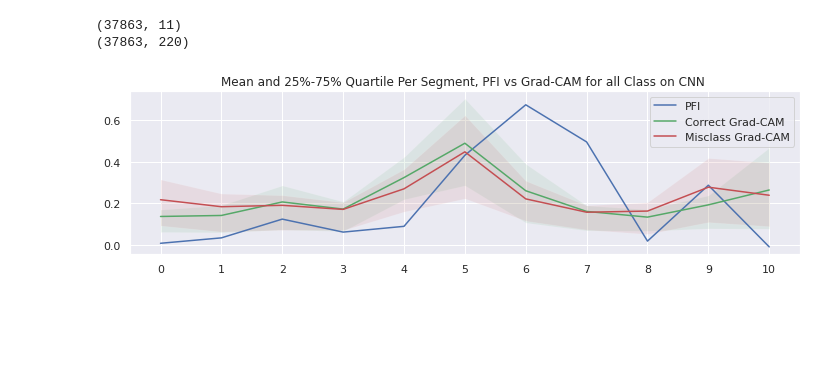
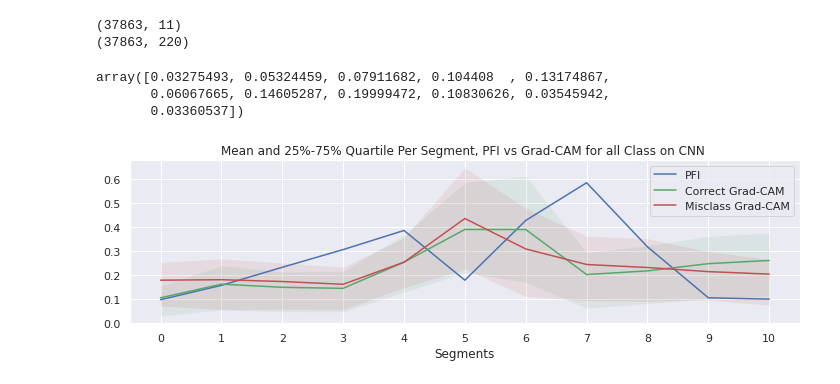
Before and after one commit to shouryaverma/cs_lvl4_project, a Jupyter notebook: code notebooks/cnn_model.ipynb, the cells around one changed output. Cells and saved outputs as stored; diff of their text form; code cells hidden in the pictures; blank space fills up the shorter version.

```diff
--- a/code notebooks/cnn_model.ipynb
+++ b/code notebooks/cnn_model.ipynb
@@ -384,6 +379,6 @@ NNMLP_clf.fit(new_last_conv1, y_test1[:])
 
 perm_all = PermutationImportance(NNMLP_clf).fit(new_last_conv1, y_test1)
 print('CNN results')
-eli5.show_weights(perm_all)
+exp = eli5.explain_weights_df(perm_all, feature_names = [0,1,2,3,4,5,6,7,8,9,10])
 # %% [output]
 CNN results
@@ -497,40 +456,51 @@ print(final_last_conv1.shape)
 # %% [output]
 (37863, 11)
 (37863, 220)
+# %%
+exp = exp.sort_values(by=['feature'])
+exp_corr = exp_corr.sort_values(by=['feature'])
+exp_mis = exp_mis.sort_values(by=['feature'])
+
+exp.to_csv('cnn_pfi.csv', encoding='utf-8', index=False)
+exp_corr.to_csv('cnn_pfi_corr.csv', encoding='utf-8', index=False)
+exp_mis.to_csv('cnn_pfi_mis.csv', encoding='utf-8', index=False)
+
+cnn_pfi = exp.weight.values
+cnn_pfi
+# %% [output]
+array([0.03275493, 0.05324459, 0.07911682, 0.104408  , 0.13174867,
+       0.06067665, 0.14605287, 0.19999472, 0.10830626, 0.03545942,
+       0.03360537])
 # %%
-#had to write down the pfi used in thesis because cant sort the pfi library results as its in html format and its driving me insane ;_;
-#make sure to change the title, its not dynamic right now
-
-
-cnn_pfi = np.array([0.0008,0.0038,0.0142,0.0070,0.0102,0.0496,0.0776,0.0570,0.0020,0.0330,-0.0012])
 cnn_pfi = normalize(cnn_pfi.reshape(1,-1))
 cnn_pfi = cnn_pfi.ravel()
 
 cnn_grad_corr = normalize(new_last_conv1[correct_cnn[:]])
 cnn_grad_mis = normalize(new_last_conv1[misclass_cnn[:]])
 
 cnn_grad_corr = np.abs(cnn_grad_corr)
 cnn_grad_mis = np.abs(cnn_grad_mis)
 
 corr = pd.DataFrame(cnn_grad_corr)
 df_corr = pd.DataFrame({'mean': corr.mean(), 'median': corr.median(),
                    '25%': corr.quantile(0.25), '50%': corr.quantile(0.5),
                    '75%': corr.quantile(0.75)})
 
 mis = pd.DataFrame(cnn_grad_mis)
 df_mis = pd.DataFrame({'mean': mis.mean(), 'median': mis.median(),
                    '25%': mis.quantile(0.25), '50%': mis.quantile(0.5),
                    '75%': mis.quantile(0.75)})
 
 plt.figure(figsize=(12,3))
 plt.plot(cnn_pfi,color='b',label='PFI')
 plt.plot(df_corr['mean'],color='g',label='Correct Grad-CAM')
 plt.fill_between(np.arange(11), df_corr['25%'], df_corr['75%'], alpha=0.1, facecolor="g")
 plt.plot(df_mis['mean'],color='r',label='Misclass Grad-CAM')
 plt.fill_between(np.arange(11), df_mis['25%'], df_mis['75%'], alpha=0.1, facecolor="r")
 plt.title('Mean and 25%-75% Quartile Per Segment, PFI vs Grad-CAM for all Class on CNN ')
 plt.xticks(ticks=(0,1,2,3,4,5,6,7,8,9,10))
+plt.xlabel('Segments')
 plt.legend()
 plt.show()
 # %% [output]
-[figure, old version]
+[figure, new version]
```
Also changed, not shown: parts of 10 cells of this notebook, 13 other files.
